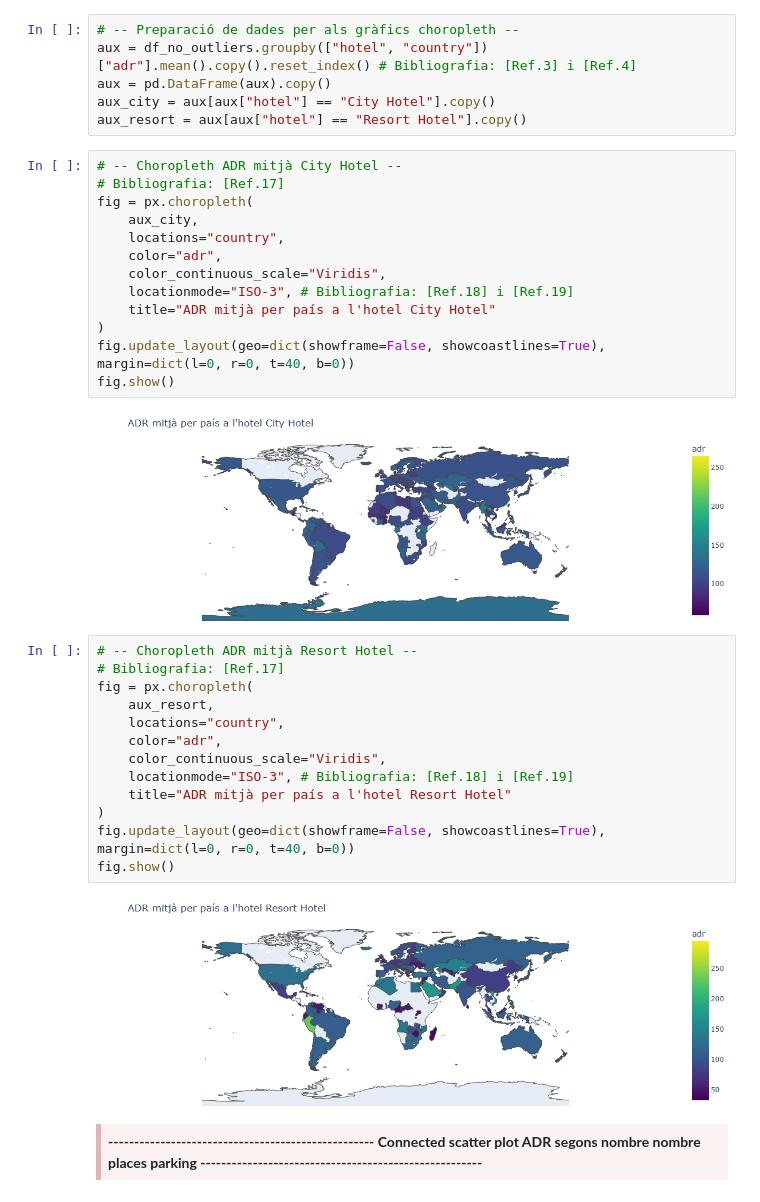
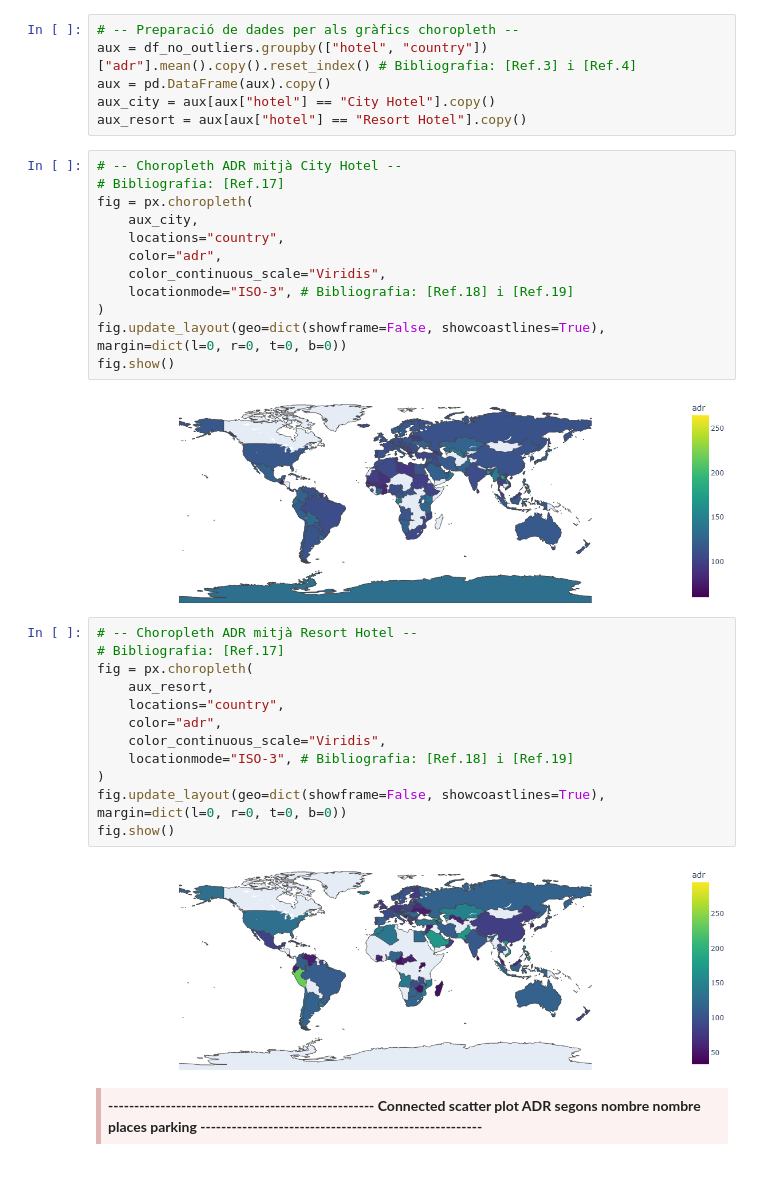
Before and after one commit to marc7666/PAC3-VD, a Jupyter notebook: graphics_creation.ipynb, the cells around one changed output. Drawn from its saved outputs; the diff is of its cells as text.

```diff
--- a/graphics_creation.ipynb
+++ b/graphics_creation.ipynb
@@ -243,27 +237,25 @@ fig = px.choropleth(
     color="adr",
     color_continuous_scale="Viridis",
     locationmode="ISO-3", # Bibliografia: [Ref.18] i [Ref.19]
-    title="ADR mitjà per país a l'hotel City Hotel"
 )
-fig.update_layout(geo=dict(showframe=False, showcoastlines=True), margin=dict(l=0, r=0, t=40, b=0))
+fig.update_layout(geo=dict(showframe=False, showcoastlines=True), margin=dict(l=0, r=0, t=0, b=0))
 fig.show()
 # %% [output]
-[figure, old version]
+[figure, new version]
 # %%
 # -- Choropleth ADR mitjà Resort Hotel --
 # Bibliografia: [Ref.17]
 fig = px.choropleth(
     aux_resort,
     locations="country",
     color="adr",
     color_continuous_scale="Viridis",
     locationmode="ISO-3", # Bibliografia: [Ref.18] i [Ref.19]
-    title="ADR mitjà per país a l'hotel Resort Hotel"
 )
-fig.update_layout(geo=dict(showframe=False, showcoastlines=True), margin=dict(l=0, r=0, t=40, b=0))
+fig.update_layout(geo=dict(showframe=False, showcoastlines=True), margin=dict(l=0, r=0, t=0, b=0))
 fig.show()
 # %% [output]
-[figure, old version]
+[figure, new version]
 # %% [markdown]
 <div style="background-color: #fcf2f2; border-color: #dfb5b4; border-left: 5px solid #dfb5b4; padding: 0.5em;">
 <strong>--------------------------------------------------- Connected scatter plot ADR segons nombre nombre places parking ------------------------------------------------------</strong>
```
Also changed, not shown: parts of 11 cells of this notebook, 13 other files.
